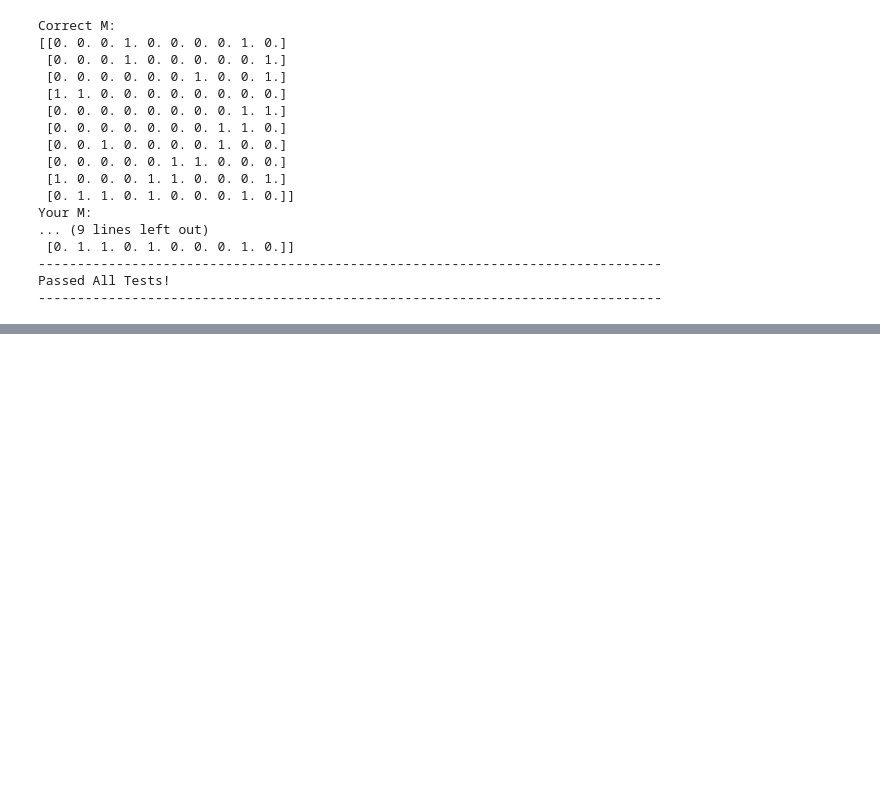
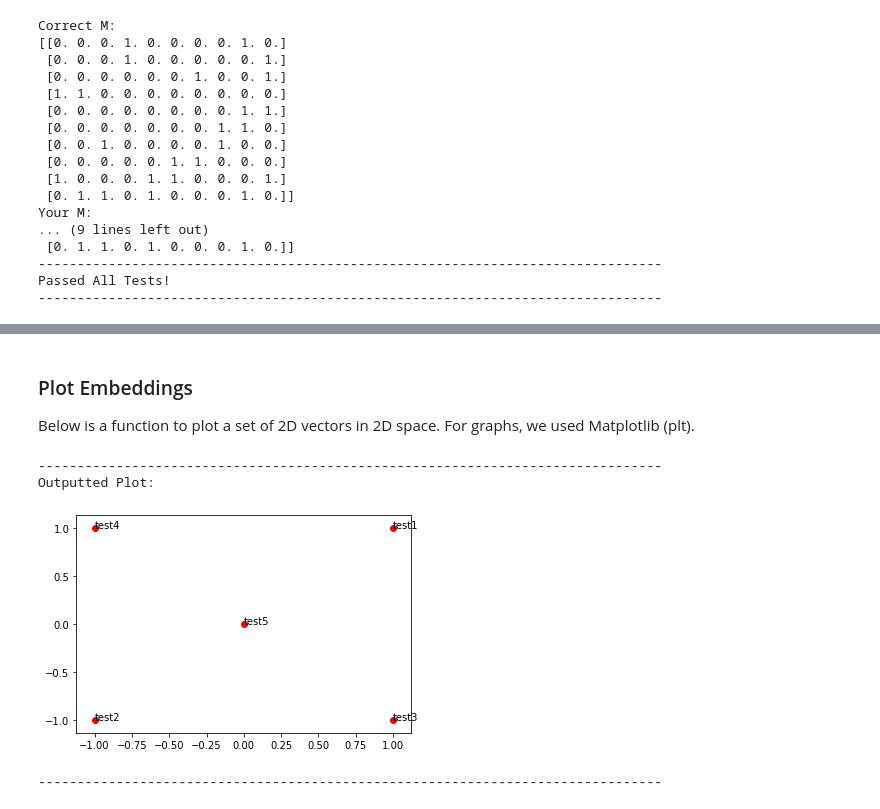
Before and after one commit to agoel41/word-vector-visualization, a Jupyter notebook: Exploring word vectors.ipynb, the cells around one changed output, grey strips where cells are left out. Cells and saved outputs as stored; diff of their text form; code cells hidden in the pictures; blank space fills up the shorter version.

Commit message:
explore word embeddings and dimensionality reduction

```diff
--- a/Exploring word vectors.ipynb
+++ b/Exploring word vectors.ipynb
@@ -309,0 +377,44 @@ Passed All Tests!
+# %% [markdown]
+### Plot Embeddings
+
+Below is a function to plot a set of 2D vectors in 2D space. For graphs, we used Matplotlib (plt).
+# %%
+def plot_embeddings(M_reduced, word2Ind, words):
+    """ Plot in a scatterplot the embeddings of the words specified in the list "words".
+        NOTE: do not plot all the words listed in M_reduced / word2Ind.
+        Include a label next to each point.
+
+        Params:
+            M_reduced (numpy matrix of shape (number of unique words in the corpus , k)): matrix of k-dimensioal word embeddings
+            word2Ind (dict): dictionary that maps word to indices for matrix M
+            words (list of strings): words whose embeddings we want to visualize
+    """
+
+    for i, w in enumerate(words):
+        x = M_reduced[word2Ind[w]][0]
+        y = M_reduced[word2Ind[w]][1]
+        plt.scatter(x, y, marker='o', color='r')
+        plt.text(x+0.001, y+0.001, w)
+
+    plt.show()
+# %%
+# ---------------------
+# Run this sanity check
+# Note that this not an exhaustive check for correctness.
+# The plot produced should look like the "test solution plot" depicted below.
+# ---------------------
+
+print ("-" * 80)
+print ("Outputted Plot:")
+
+M_reduced_plot_test = np.array([[1, 1], [-1, -1], [1, -1], [-1, 1], [0, 0]])
+word2Ind_plot_test = {'test1': 0, 'test2': 1, 'test3': 2, 'test4': 3, 'test5': 4}
+words = ['test1', 'test2', 'test3', 'test4', 'test5']
+plot_embeddings(M_reduced_plot_test, word2Ind_plot_test, words)
+
+print ("-" * 80)
+# %% [output]
+--------------------------------------------------------------------------------
+Outputted Plot:
+[figure, added]
+--------------------------------------------------------------------------------
```
Also changed, not shown: parts of 11 cells of this notebook.
